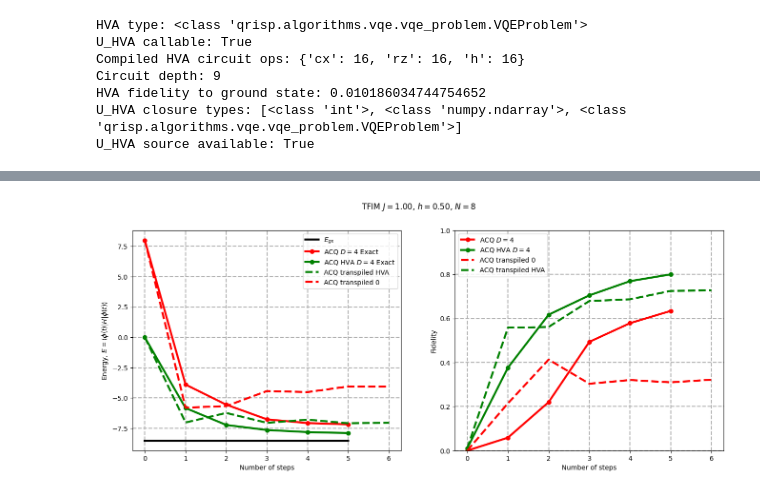
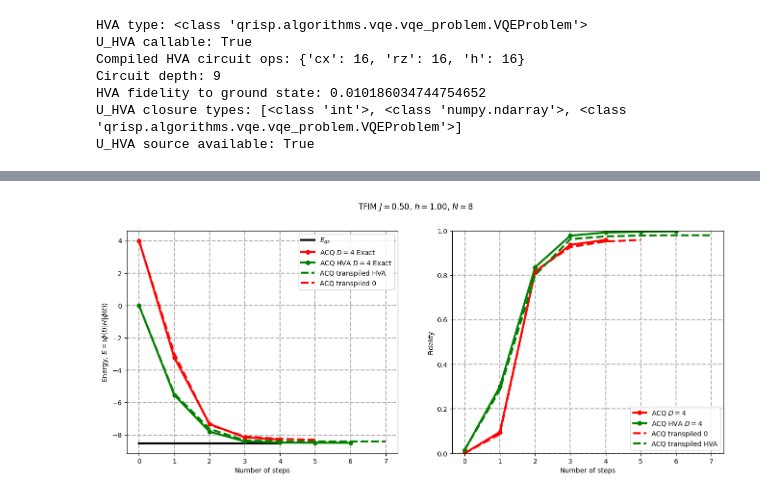
Before and after one commit to LucaYoy/ACQ, a Jupyter notebook: DBF/example_TFIM_DBF.ipynb, the cells around one changed output, grey strips where cells are left out. Drawn from its saved outputs; the diff is of its cells as text; code cells hidden in the pictures.

```diff
--- a/DBF/example_TFIM_DBF.ipynb
+++ b/DBF/example_TFIM_DBF.ipynb
@@ -151,6 +142,10 @@ Step 5/5...
 import pickle
 with open(f'TFIM_N{n_qubits}_J{J}_h{h}_steps{steps}_DBF_results.pkl', 'wb') as f:
     pickle.dump(results, f)
+# %%
+import pickle
+with open(f'TFIM_N{8}_J{0.5}_h{1}_steps{5}_DBF_results.pkl', 'rb') as f:
+    results = pickle.load(f)
 # %%
 import matplotlib.pyplot as plt
 import numpy as np
@@ -207,7 +202,7 @@ N = 20
 # %%
 
 print("Computing ACQ")
-E_ACQ_hva,psi_ACQ_hva,indx_acq_hva,times_acq_hva,a_acq_hva = evol.ACQ(n_qubits,H_acq,H_trot,D,psi_0_hva,N,dt,methodLS='LU')
-E_ACQ_0,psi_ACQ_0,indx_acq_0,times_acq_0,a_acq_0 = evol.ACQ(n_qubits,H_acq,H_trot,D,psi_0,32,dt,methodLS='LU')
+E_ACQ_hva,psi_ACQ_hva,indx_acq_hva,times_acq_hva,a_acq_hva = evol.ACQ_QC(n_qubits,H_acq,H_trot,D,psi_0_hva,N,dt,methodLS='LU')
+E_ACQ_0,psi_ACQ_0,indx_acq_0,times_acq_0,a_acq_0 = evol.ACQ_QC(n_qubits,H_acq,H_trot,D,psi_0,N,dt,methodLS='LU')
 # %% [output]
 Computing ACQ
@@ -298,10 +304,10 @@ Step 6: {'u3': 21956, 'cz': 23767}
 # %%
 import pickle
-with open(f'TFIM_N{n_qubits}_J{J}_h{h}_steps{steps_acq_0}_ACQ_D{D}_results.pkl', 'wb') as f:
+with open(f'TFIM_N{n_qubits}_J{J}_h{h}_ACQ_D{D}_results.pkl', 'wb') as f:
     pickle.dump(circuit_data_acq, f)
 # %%
 import pickle
-with open(f'TFIM_N{n_qubits}_J{J}_h{h}_steps{6}_ACQ_D{D}_results.pkl', 'rb') as f:
+with open(f'TFIM_N{n_qubits}_J{J}_h{h}_ACQ_D{D}_results.pkl', 'rb') as f:
     circuit_data_acq = pickle.load(f)
 # %%
 from run_qite import get_statevector,compute_moments
@@ -344,6 +350,6 @@ plt.show()
 # %%
-F_ACQ_0=np.zeros(32+1)
-for i in range(32+1):
+F_ACQ_0=np.zeros(N+1)
+for i in range(N+1):
     F_ACQ_0[i]=fidelity_pure(psigs,psi_ACQ_0[:,i].todense())
 
 F_ACQ_hva=np.zeros(N+1)
@@ -352,32 +358,32 @@ for i in range(N+1):
 
 plt.figure(figsize=(16, 6))
 
 plt.suptitle("TFIM $J=%.2f$, $h=%.2f$, $N=%d$"%(J,h,n_qubits))
 plt.subplot(1,2,1)
 plt.plot(range(steps_acq_0),[E_gs]*steps_acq_0,'-k',linewidth=3,label='$E_{gs}$')
 plt.plot(range(steps_acq_0),E_ACQ_0[indx_acq_0],'-ro',linewidth=3,label='ACQ $D=%d$ Exact'%D)
 plt.plot(range(steps_acq_hva),E_ACQ_hva[indx_acq_hva],'-go',linewidth=3,label='ACQ HVA $D=%d$ Exact'%D)
 plt.plot(range(steps_acq_hva+1), energies_acq_hva, c='g', marker='', linestyle='dashed', linewidth=3, zorder=3, label='ACQ transpiled HVA')
 plt.plot(range(steps_acq_0+1), energies_acq_0, c='r', marker='', linestyle='dashed', linewidth=3, zorder=3, label='ACQ transpiled 0')
 
 plt.xlabel("Number of steps")
 plt.ylabel("Energy, $E=\\langle \\phi(t)|H|\\phi(t)\\rangle$")
 #plt.yticks(np.arange(-12, 10, step=4))
 plt.legend()
 plt.grid(linestyle = '--', linewidth = 1.5)
 
 
 plt.subplot(1,2,2)
 plt.plot(range(len(indx_acq_0)),F_ACQ_0[indx_acq_0],'-ro',linewidth=3,label='ACQ $D=%d$'%D)
 plt.plot(range(len(indx_acq_hva)),F_ACQ_hva[indx_acq_hva],'-go',linewidth=3,label='ACQ HVA $D=%d$'%D)
 plt.plot(range(steps_acq_0+1), fidelities_acq_0, c='r', marker='', linestyle='dashed', linewidth=3, zorder=3, label='ACQ transpiled 0')
 plt.plot(range(steps_acq_hva+1), fidelities_acq_hva, c='g', marker='', linestyle='dashed', linewidth=3, zorder=3, label='ACQ transpiled HVA')
 plt.xlabel("Number of steps")
 plt.ylabel("Fidelity")
 plt.ylim(0,1)
 plt.legend()
 plt.grid(linestyle = '--', linewidth = 1.5)
 
-plt.savefig(f'EXACT_VS_TRANSPILED_TFIM_N{n_qubits}_J{J}_h{h}_steps{steps_acq_0}_ACQ_D{D}_results.png', dpi=300, bbox_inches='tight')
+#plt.savefig(f'EXACT_VS_TRANSPILED_TFIM_N{n_qubits}_J{J}_h{h}_steps{steps_acq_0}_ACQ_D{D}_results.png', dpi=300, bbox_inches='tight')
 # %% [output]
-[figure, old version]
+[figure, new version]
```
Also changed, not shown: parts of 13 cells of this notebook, 4 other files.
